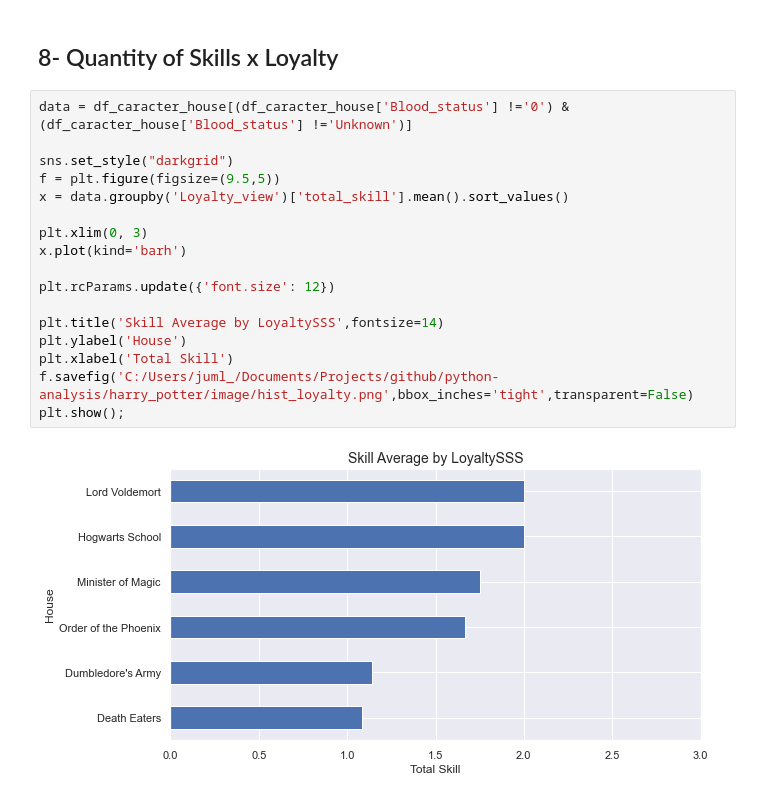
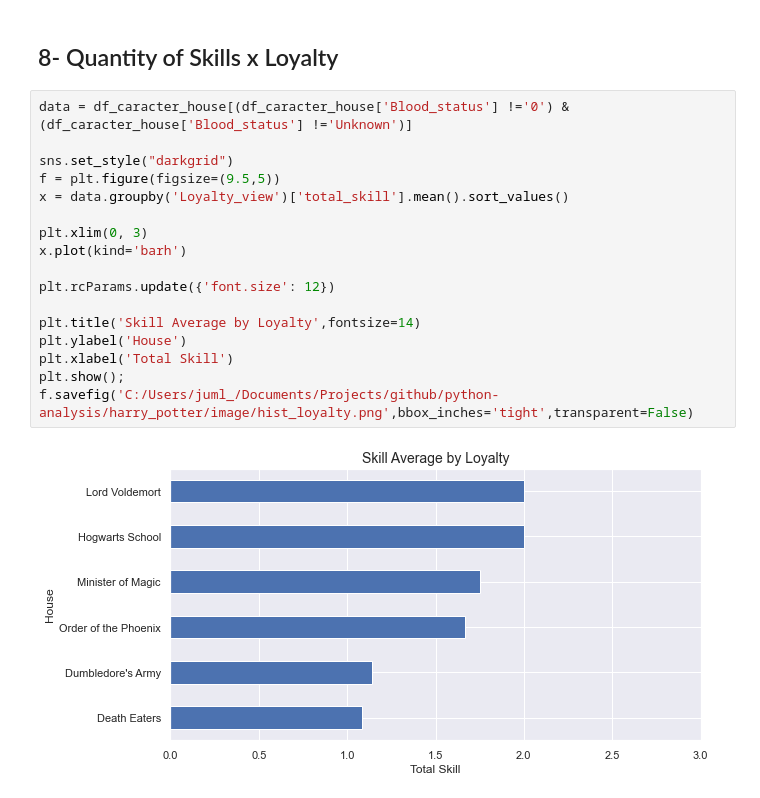
Before and after one commit to juluz/python-analysis, a Jupyter notebook: harry_potter/notebook/eda_characters.ipynb, the cells around one changed output. Drawn from its saved outputs; the diff is of its cells as text.

```diff
--- a/harry_potter/notebook/eda_characters.ipynb
+++ b/harry_potter/notebook/eda_characters.ipynb
@@ -726,19 +726,19 @@ plt.show();
 # %%
 data = df_caracter_house[(df_caracter_house['Blood_status'] !='0') & (df_caracter_house['Blood_status'] !='Unknown')]
 
 sns.set_style("darkgrid")
 f = plt.figure(figsize=(9.5,5))
 x = data.groupby('Loyalty_view')['total_skill'].mean().sort_values()
 
 plt.xlim(0, 3)
 x.plot(kind='barh')
 
 plt.rcParams.update({'font.size': 12})
 
-plt.title('Skill Average by LoyaltySSS',fontsize=14)
+plt.title('Skill Average by Loyalty',fontsize=14)
 plt.ylabel('House')
 plt.xlabel('Total Skill')
+plt.show();
 f.savefig('C:/Users/juml_/Documents/Projects/github/python-analysis/harry_potter/image/hist_loyalty.png',bbox_inches='tight',transparent=False)
-plt.show();
 # %% [output]
-[figure, old version]
+[figure, new version]
```
Also changed, not shown: parts of 1 cell of this notebook, 1 other file.
